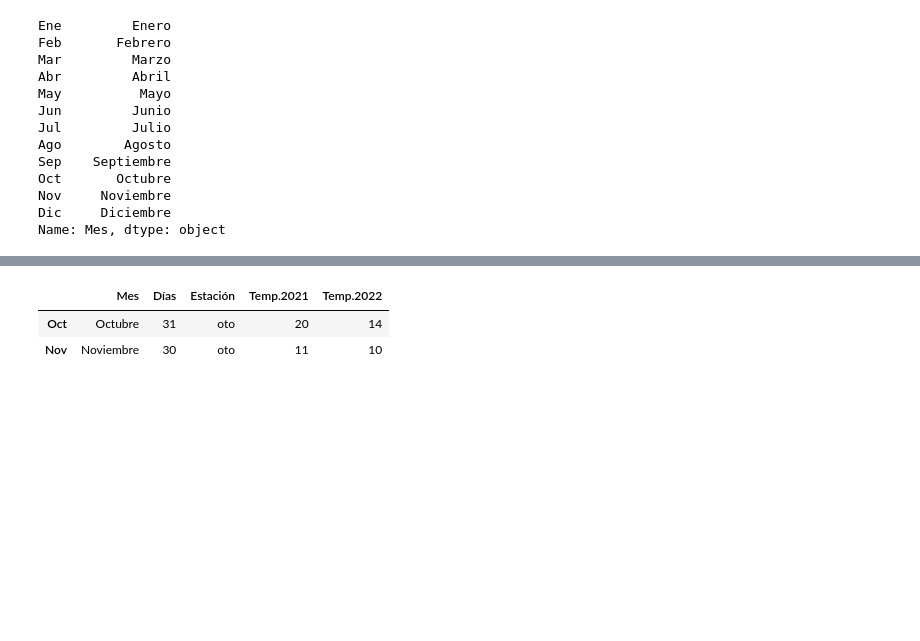
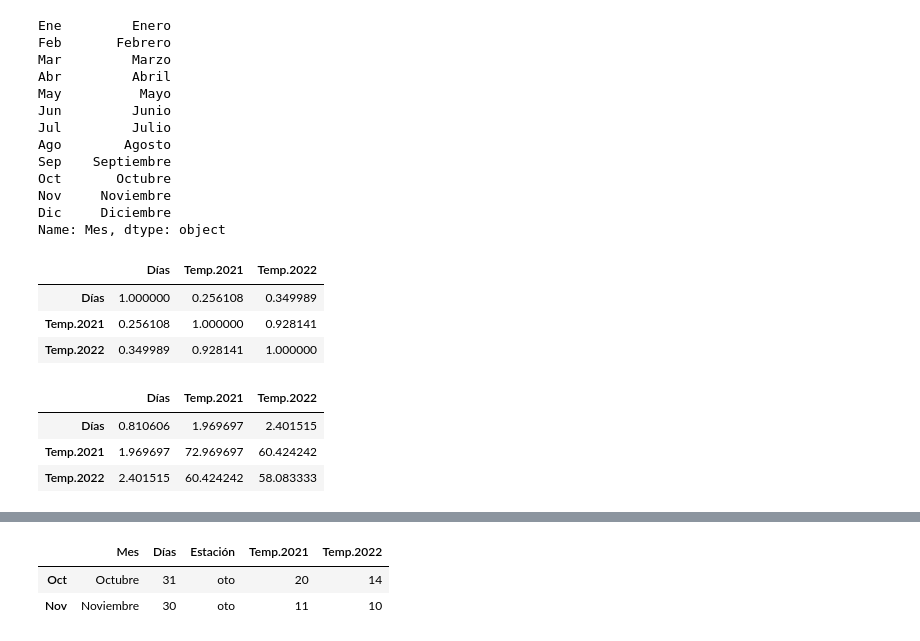
Before and after one commit to MiguelContreras1/Machine-Learning-Python, a Jupyter notebook: 1. Ejercicio temperatura meses/Script_Temperatura_Meses.ipynb, the cells around one changed output, grey strips where cells are left out. Cells and saved outputs as stored; diff of their text form; code cells hidden in the pictures; blank space fills up the shorter version.

```diff
--- a/1. Ejercicio temperatura meses/Script_Temperatura_Meses.ipynb
+++ b/1. Ejercicio temperatura meses/Script_Temperatura_Meses.ipynb
@@ -92,3 +92,22 @@ Oct       Octubre
 Nov     Noviembre
 Dic     Diciembre
 Name: Mes, dtype: object
+# %%
+# Seleccionar solo columnas numéricas
+tabla_numerica = tabla.select_dtypes(include=['number'])
+
+# Calcular la correlación
+tabla_numerica.corr()
+# %% [output]
+|  | Días | Temp.2021 | Temp.2022 |
+| Días | 1.000000 | 0.256108 | 0.349989 |
+| Temp.2021 | 0.256108 | 1.000000 | 0.928141 |
+| Temp.2022 | 0.349989 | 0.928141 | 1.000000 |
+# %%
+# Calcular la covarianza
+tabla_numerica.cov()
+# %% [output]
+|  | Días | Temp.2021 | Temp.2022 |
+| Días | 0.810606 | 1.969697 | 2.401515 |
+| Temp.2021 | 1.969697 | 72.969697 | 60.424242 |
+| Temp.2022 | 2.401515 | 60.424242 | 58.083333 |
```
Also changed, not shown: parts of 1 cell of this notebook.
